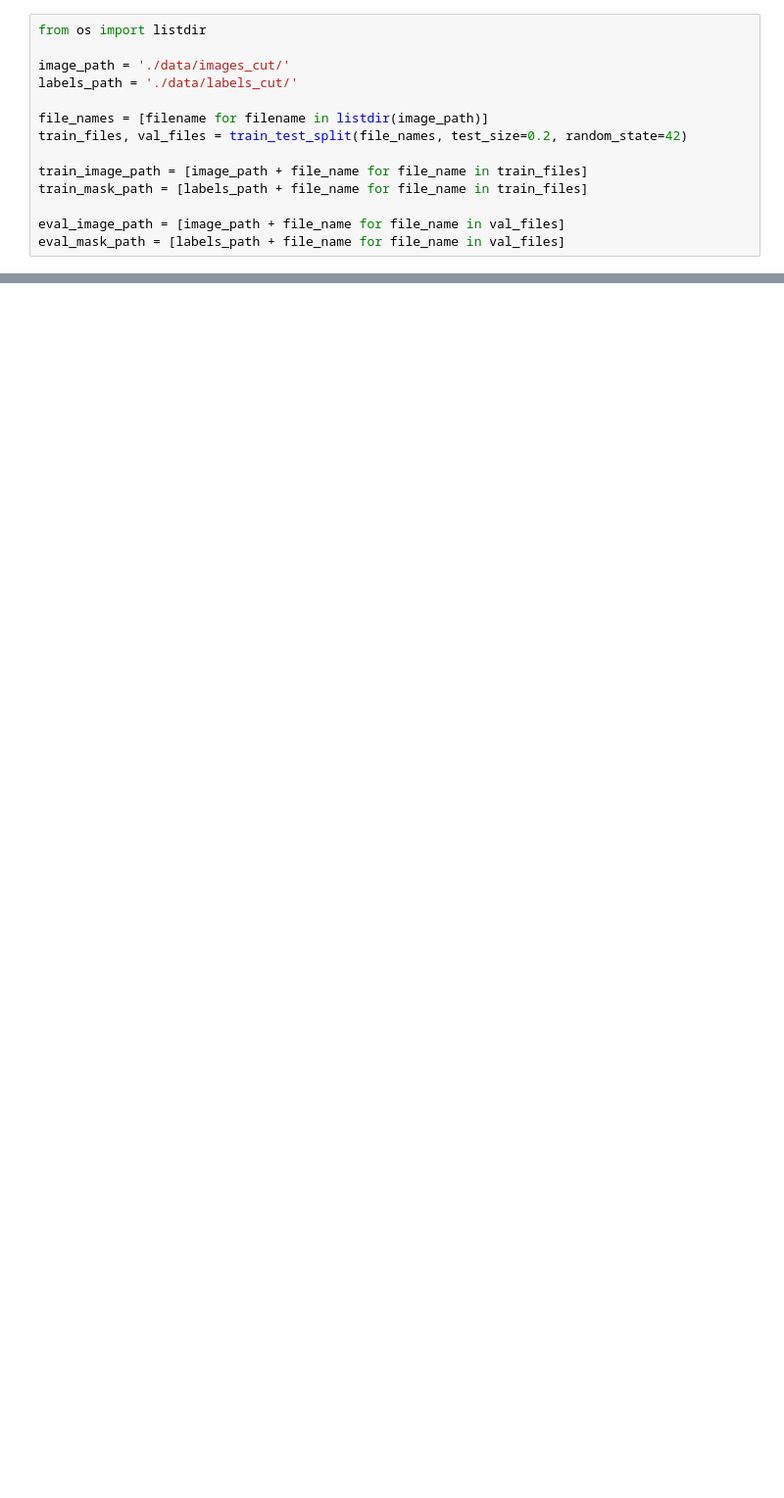
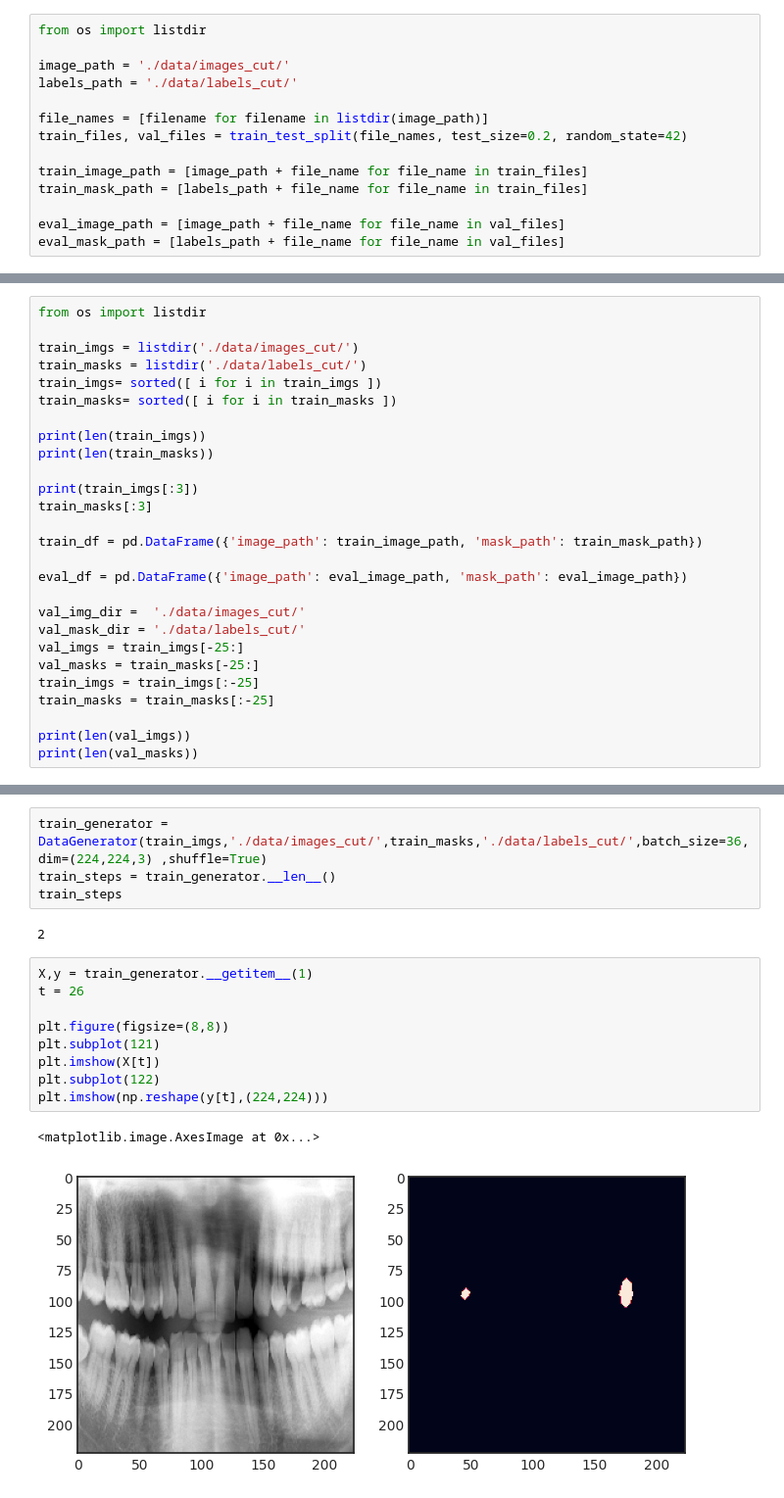
Before and after one commit to Marcellofabrizio/MV2-Project, a Jupyter notebook: unetv1.ipynb, the cells around one changed output, grey strips where cells are left out. Shown at 98% size. Cells and saved outputs as stored; diff of their text form; blank space fills up the shorter version.

```diff
--- a/unetv1.ipynb
+++ b/unetv1.ipynb
@@ -110,0 +141,27 @@ class DataSet():
+# %%
+from os import listdir
+
+train_imgs = listdir('./data/images_cut/')
+train_masks = listdir('./data/labels_cut/')
+train_imgs= sorted([ i for i in train_imgs ])
+train_masks= sorted([ i for i in train_masks ])
+
+print(len(train_imgs))
+print(len(train_masks))
+
+print(train_imgs[:3])
+train_masks[:3]
+
+train_df = pd.DataFrame({'image_path': train_image_path, 'mask_path': train_mask_path})
+
+eval_df = pd.DataFrame({'image_path': eval_image_path, 'mask_path': eval_image_path})
+
+val_img_dir =  './data/images_cut/'
+val_mask_dir = './data/labels_cut/'
+val_imgs = train_imgs[-25:]
+val_masks = train_masks[-25:]
+train_imgs = train_imgs[:-25]
+train_masks = train_masks[:-25]
+
+print(len(val_imgs))
+print(len(val_masks))
@@ -110,0 +174,18 @@ class DataSet():
+# %%
+train_generator = DataGenerator(train_imgs,'./data/images_cut/',train_masks,'./data/labels_cut/',batch_size=36, dim=(224,224,3) ,shuffle=True)
+train_steps = train_generator.__len__()
+train_steps
+# %% [output]
+2
+# %%
+X,y = train_generator.__getitem__(1)
+t = 26
+
+plt.figure(figsize=(8,8))
+plt.subplot(121)
+plt.imshow(X[t])
+plt.subplot(122)
+plt.imshow(np.reshape(y[t],(224,224)))
+# %% [output]
+<matplotlib.image.AxesImage at 0x...>
+[figure, added]
```
Also changed, not shown: parts of 20 cells of this notebook.
